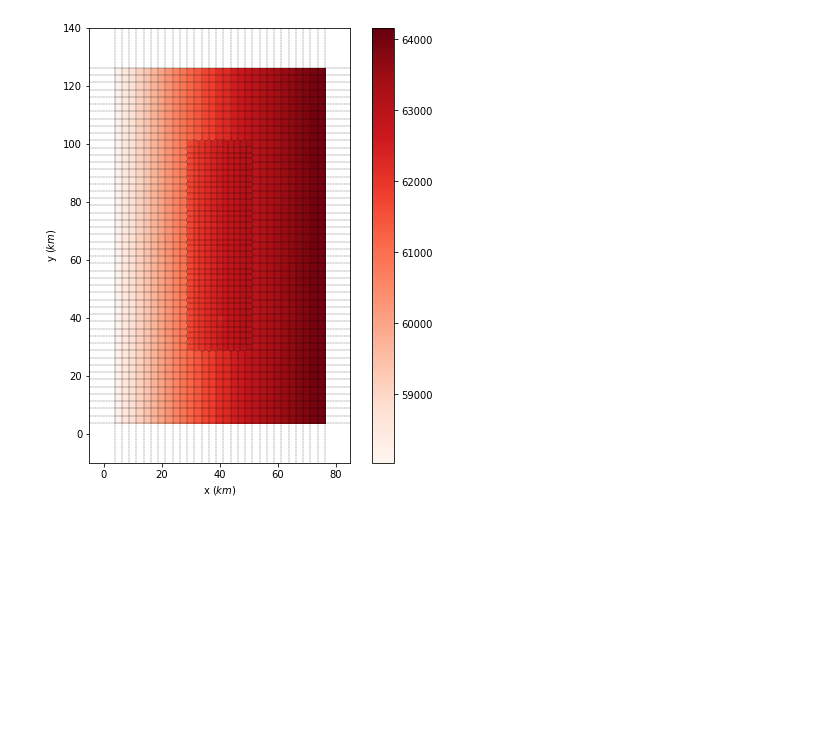
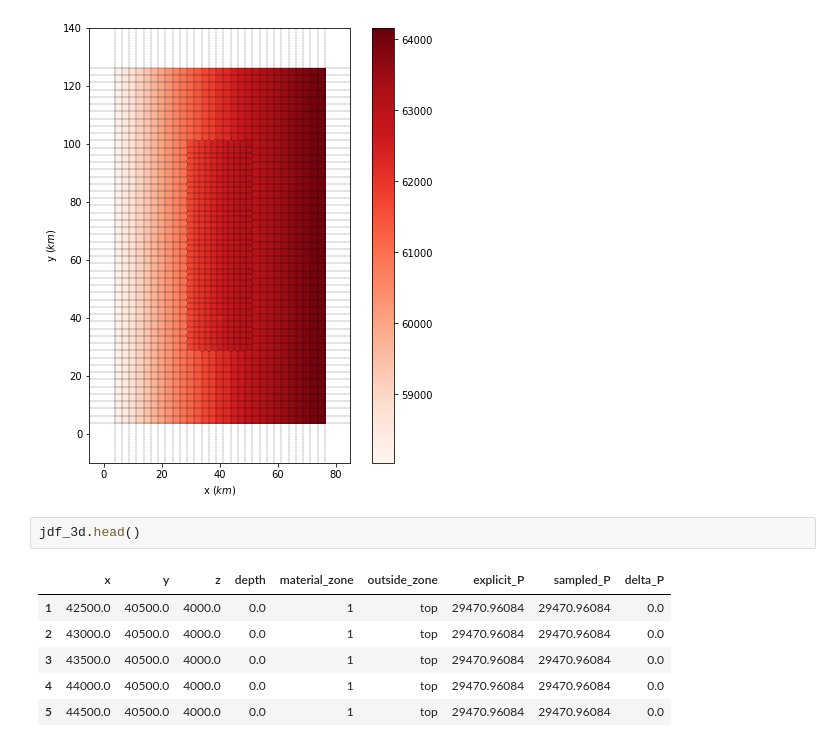
Before and after one commit to UCSC-Hydrogeology/fehmToolkit, a Jupyter notebook: analysis/hydrostatic_pressure_20220627/Hydrostatic pressure.ipynb, the cells around one changed output. Cells and saved outputs as stored; diff of their text form; blank space fills up the shorter version.

```diff
--- a/analysis/hydrostatic_pressure_20220627/Hydrostatic pressure.ipynb
+++ b/analysis/hydrostatic_pressure_20220627/Hydrostatic pressure.ipynb
@@ -307,3 +307,12 @@ def plot_vornoi(plot_data: pd.DataFrame, plot_cols: list, value_col: str, aspect
 plot_vornoi(jdf_3d[jdf_3d.outside_zone == 'bottom'], ['x', 'y'], 'sampled_P')
 # %% [output]
 [figure]
+# %%
+jdf_3d.head()
+# %% [output]
+|  | x | y | z | depth | material_zone | outside_zone | explicit_P | sampled_P | delta_P |
+| 1 | 42500.0 | 40500.0 | 4000.0 | 0.0 | 1 | top | 29470.96084 | 29470.96084 | 0.0 |
+| 2 | 43000.0 | 40500.0 | 4000.0 | 0.0 | 1 | top | 29470.96084 | 29470.96084 | 0.0 |
+| 3 | 43500.0 | 40500.0 | 4000.0 | 0.0 | 1 | top | 29470.96084 | 29470.96084 | 0.0 |
+| 4 | 44000.0 | 40500.0 | 4000.0 | 0.0 | 1 | top | 29470.96084 | 29470.96084 | 0.0 |
+| 5 | 44500.0 | 40500.0 | 4000.0 | 0.0 | 1 | top | 29470.96084 | 29470.96084 | 0.0 |
```
Also changed, not shown: parts of 3 cells of this notebook.
